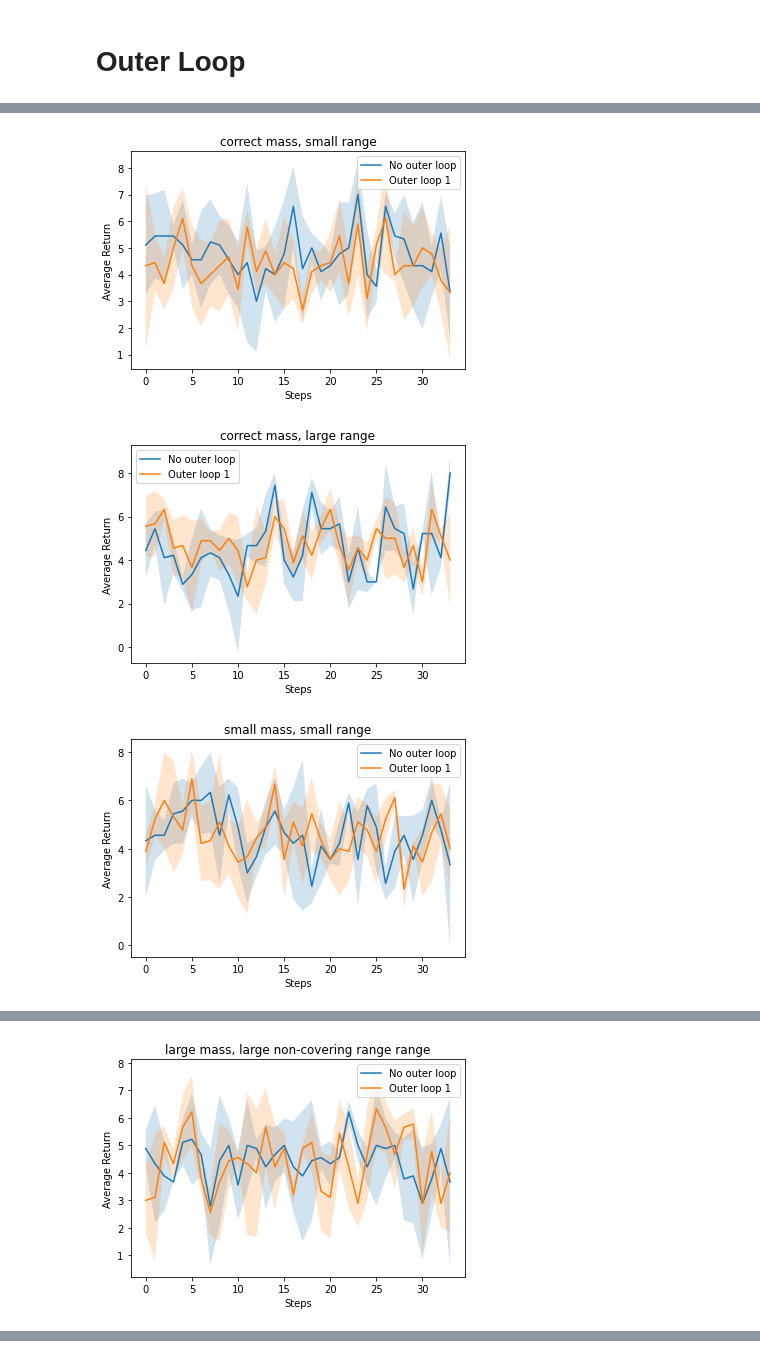
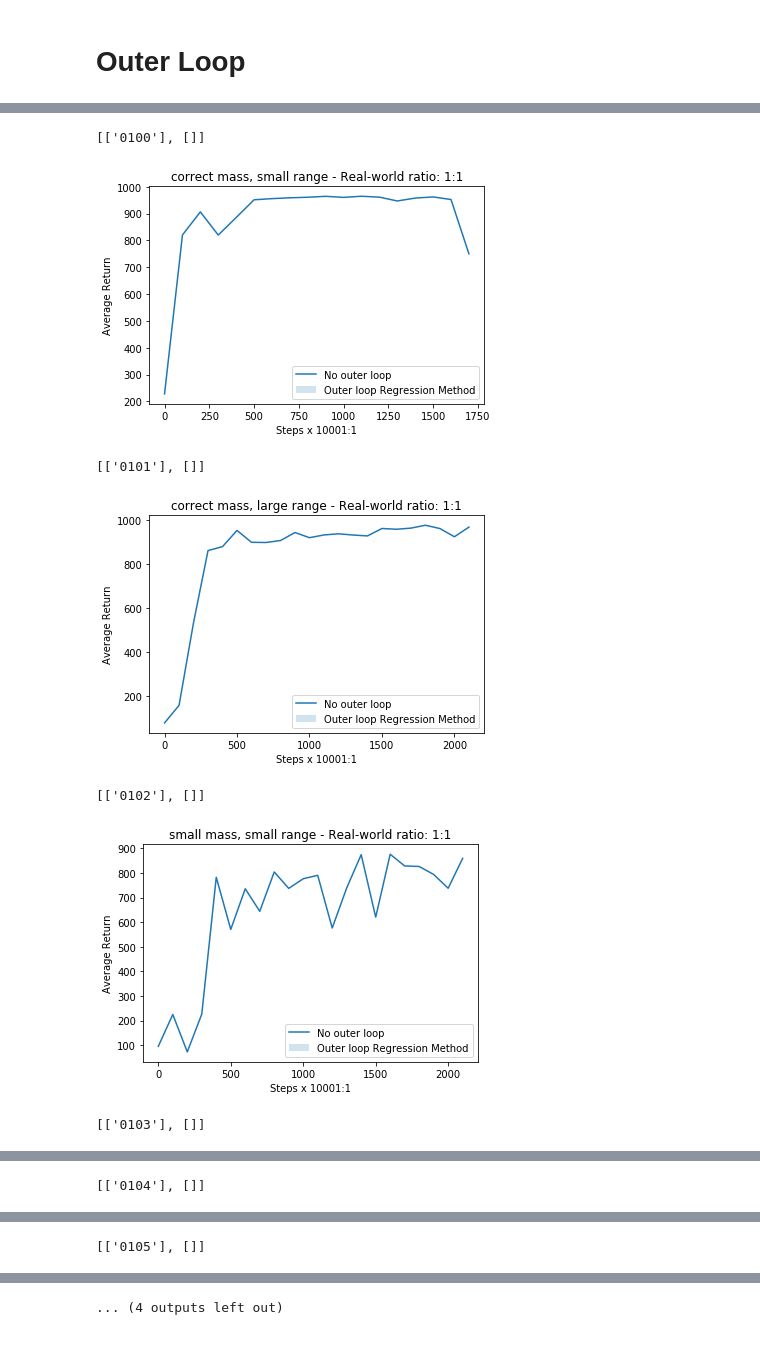
Before and after one commit to yuqingd/sim2real2sim, a Jupyter notebook: Sim2Real2Sim Plots.ipynb, the cells around one changed output, grey strips where cells are left out. Saved outputs shown, nothing was run; the diff lists cells and outputs as text; code cells hidden in the pictures.

```diff
--- a/Sim2Real2Sim Plots.ipynb
+++ b/Sim2Real2Sim Plots.ipynb
@@ -177,0 +420,32 @@ for condition in condition_dict.keys():
+# %%
+data_dict_outer = {}
+
+ratio = "10:1" # or we could loop through multiple values for this
+load_from_tb = True # TODO: change this if we have an actual TB directory!
+files = os.listdir(base_path)
+# Loop through different conditions:
+for condition in condition_dict.keys():
+
+    if condition + ratio in data_dict_outer:
+        plot_files, labels = data_dict
+    else:
+
+        condition_files = filter_by_condition(files, condition)
+        # Generate a single plot for each condition
+        plot_files = []
+        labels = []
+
+        ratio_files = filter_by_ratio(condition_files, ratio)
+        no_outer_files = filter_by_outer_loop(ratio_files, "No outer loop")
+        outer_files = filter_by_outer_loop(ratio_files, "Outer loop 1")
+        plot_files = [no_outer_files, outer_files]
+        labels = ["No outer loop", "Outer loop Regression Method"]
+        data_dict[condition + ratio] = (plot_files, labels)
+
+    # plot_files is just a list of names, so we could list the names manually if the exp names aren't
+    # consistent enough to use the loop above.
+    plot_avg(plot_files, labels, "Steps x 1000; Real-world ratio: " + ratio, "Average Return", condition,
+             save_name=f"outer_{condition}_{ratio}.png", base_dir=base_path,
+             avg_every=10, load_from_tb=load_from_tb, scale=100, clip_to=150)
+
+# penguin
@@ -178,25 +472,32 @@ for condition in condition_dict.keys():
 # %%
-load_from_tb = False # TODO: change this if we have an actual TB directory!
+load_from_tb = True # TODO: change this if we have an actual TB directory!
 files = os.listdir(base_path)
 # Loop through different conditions:
 for condition in condition_dict.keys():
     condition_files = filter_by_condition(files, condition)
     # Generate a single plot for each condition
     plot_files = []
     labels = []
-    ratio = "100:1" # or we could loop through multiple values for this
+    ratio = "1:1" # or we could loop through multiple values for this
     ratio_files = filter_by_ratio(condition_files, ratio)
     no_outer_files = filter_by_outer_loop(ratio_files, "No outer loop")
     outer_files = filter_by_outer_loop(ratio_files, "Outer loop 1")
     plot_files = [no_outer_files, outer_files]
-    labels = ["No outer loop", "Outer loop 1"]
+    labels = ["No outer loop", "Outer loop Regression Method"]
 
     # plot_files is just a list of names, so we could list the names manually if the exp names aren't
     # consistent enough to use the loop above.
-    plot_avg(plot_files, labels, "Steps", "Average Return", condition,
+    print(plot_files)
+    plot_avg(plot_files, labels, "Steps x 1000" + ratio, "Average Return", condition + " - Real-world ratio: " + ratio,
              save_name=f"outer_{condition}.png", base_dir=base_path,
-             avg_every=3)
+             avg_every=10, load_from_tb=load_from_tb, scale=100)
+
+# penguin
 # %% [output]
+[['0100'], []]
-[figure, old version]
+[figure, new version]
+[['0101'], []]
-[figure, old version]
+[figure, new version]
+[['0102'], []]
-[figure, old version]
+[figure, new version]
+[['0103'], []]
@@ -203,0 +505 @@ for condition in condition_dict.keys():
+[['0104'], []]
@@ -204,0 +507 @@ for condition in condition_dict.keys():
+[['0105'], []]
@@ -206 +508,0 @@ for condition in condition_dict.keys():
-[figure, removed]
@@ -207,0 +509 @@ for condition in condition_dict.keys():
+... (4 outputs left out)
```
Also changed, not shown: parts of 27 cells of this notebook.
